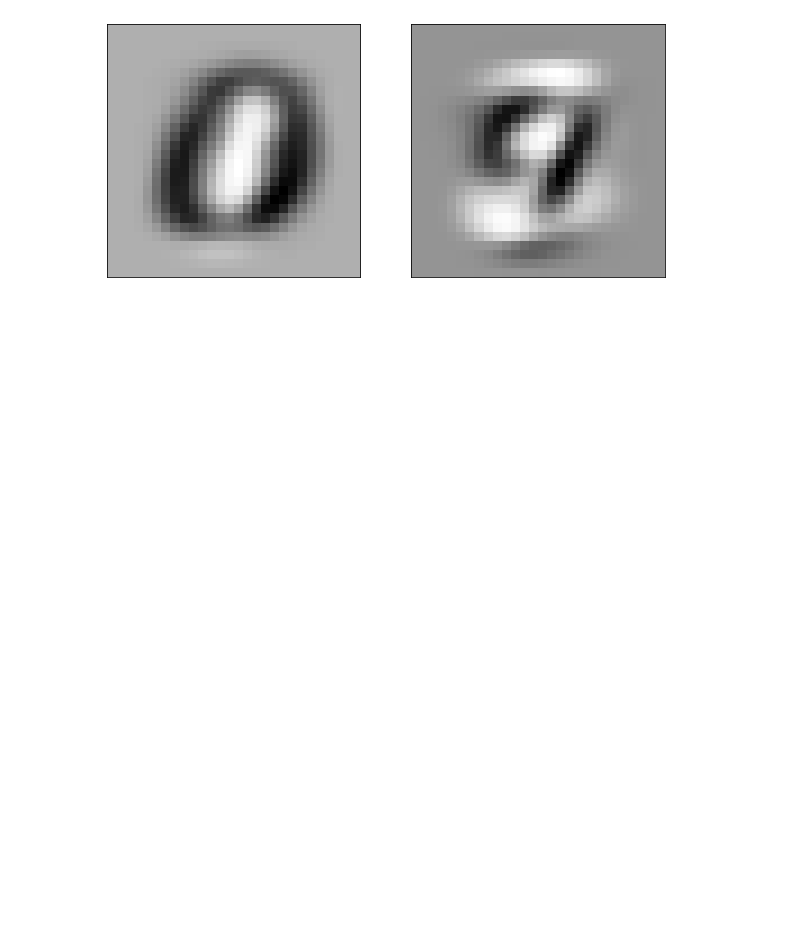
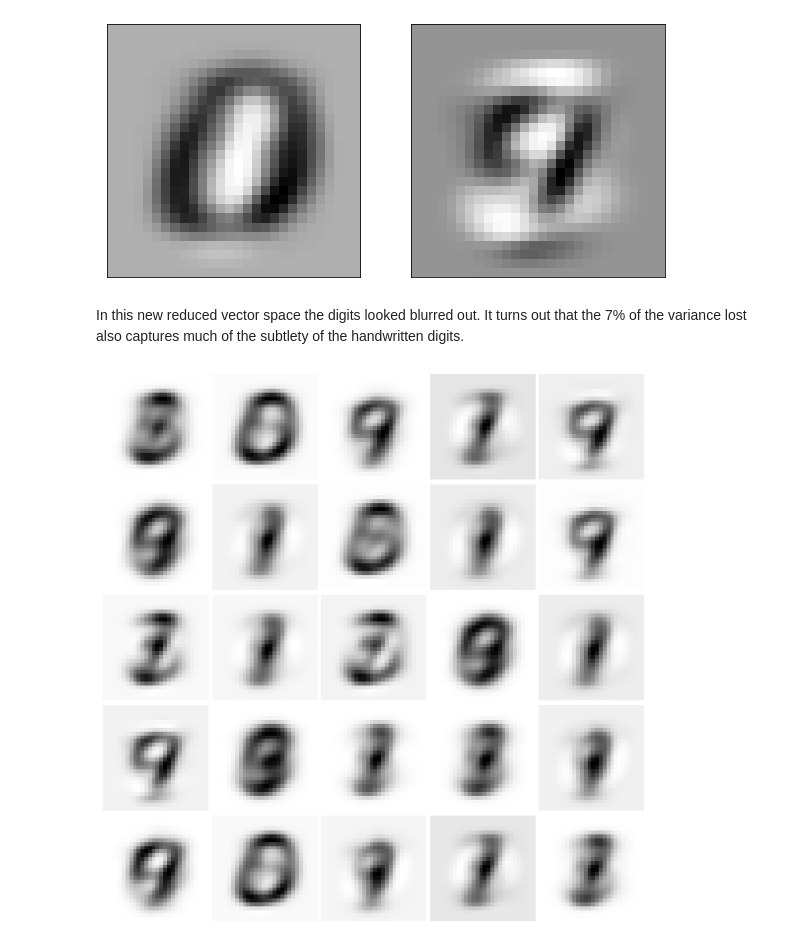
Before and after one commit to ablaikie103/image-classification-project, a Jupyter notebook: MNIST-dimension-reduction.ipynb, the cells around one changed output. Cells and saved outputs as stored; diff of their text form; code cells hidden in the pictures; blank space fills up the shorter version.

```diff
--- a/MNIST-dimension-reduction.ipynb
+++ b/MNIST-dimension-reduction.ipynb
@@ -42,3 +62,16 @@ for i, ax in enumerate(axes):
 plt.setp(axes, xticks=[], yticks=[]);
 # %% [output]
 [figure]
+# %% [markdown]
+In this new reduced vector space the digits looked blurred out. It turns out that the 7% of the variance lost also captures much of the subtlety of the handwritten digits.
+# %%
+x_train_reduced = pca.inverse_transform(pca_train)
+
+fig, ax_array = plt.subplots(5, 5, figsize=[8, 8])
+axes = ax_array.flatten()
+for i, ax in enumerate(axes):
+    ax.imshow(x_train_reduced.reshape(-1,28,28)[i], cmap='Greys')
+plt.setp(axes, xticks=[], yticks=[], frame_on=False)
+plt.tight_layout(h_pad=0.5, w_pad=0.01)
+# %% [output]
+[figure, added]
```
Also changed, not shown: parts of 21 cells of this notebook.
